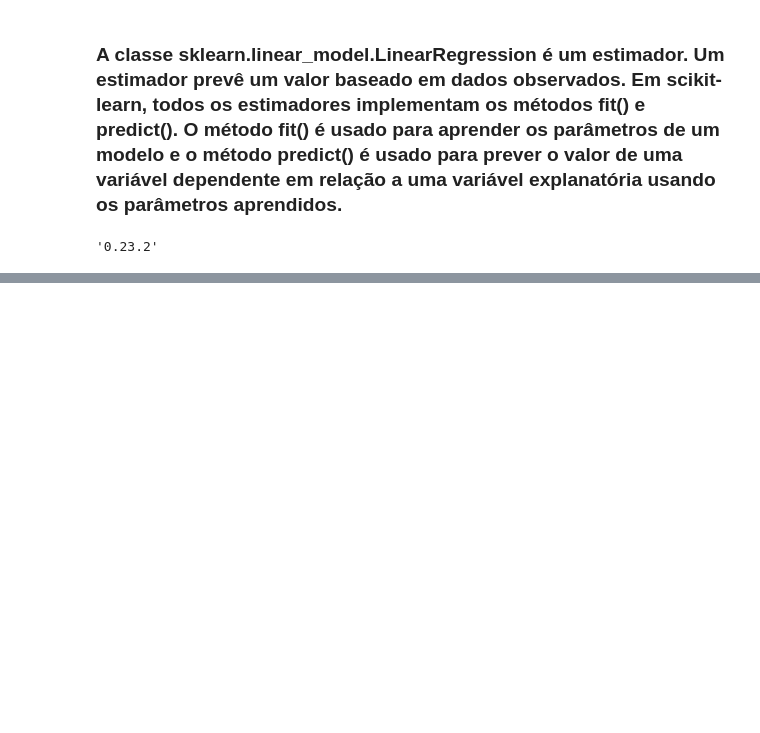
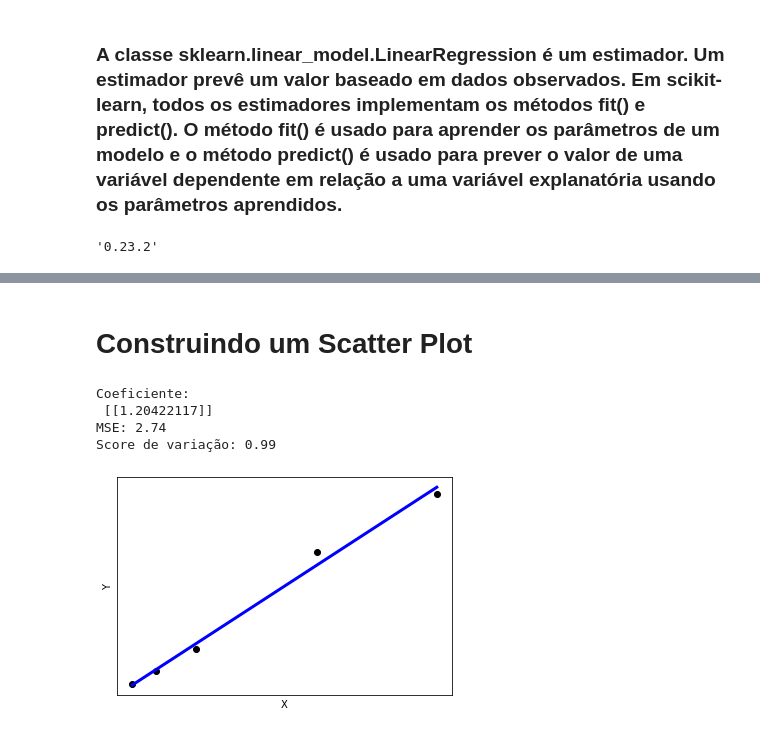
Before and after one commit to guimaraesalves/Data-Science-Academy, a Jupyter notebook: pyfund/8 - Modulos Python para analise de dados/Cap08 - 05 - Scikit-Learn.ipynb, the cells around one changed output, grey strips where cells are left out. Saved outputs shown, nothing was run; the diff lists cells and outputs as text; code cells hidden in the pictures; blank space fills up the shorter version.

Commit message:
update cap08 SciKit-Learn
exemplo de scikit_learn prevendo o preço da pizza. DSA Data Science Acadamy

```diff
--- a/pyfund/8 - Modulos Python para analise de dados/Cap08 - 05 - Scikit-Learn.ipynb
+++ b/pyfund/8 - Modulos Python para analise de dados/Cap08 - 05 - Scikit-Learn.ipynb
@@ -97,3 +97,14 @@ sklearn.__version__
 # %%
 # Import o módulo de Regressão Linear do sckit-learn
 from sklearn.linear_model import LinearRegression
+# %%
+# Preparando os dados de treino
+
+# Vamos chamar de X os dados de diâmetro da Pizza
+X = [[7], [10], [15], [30], [45]]
+
+# Vamos chamar de Y  os dados de preço da Pizza.
+Y = [[8], [11], [16], [38.5], [52]]
+# %%
+# Criando o modelo
+modelo = LinearRegression()
@@ -99,0 +115,3 @@ from sklearn.linear_model import LinearRegression
+# %%
+# Treinando o modelo
+modelo.fit(X, Y)
@@ -99,0 +147,28 @@ from sklearn.linear_model import LinearRegression
+# %% [markdown]
+# Construindo um Scatter Plot
+# %%
+# Coeficientes
+print('Coeficiente: \n', modelo.coef_)
+
+# MSE (mean square error)
+print("MSE: %.2f" % np.mean((modelo.predict(X) - Y) ** 2))
+
+# Score de variação: 1 representa predição perfeita
+print('Score de variação: %.2f' % modelo.score(X, Y))
+# %% [output]
+Coeficiente:
+ [[1.20422117]]
+MSE: 2.74
+Score de variação: 0.99
+# %%
+# Scatter Plot representando a regressão linear
+plt.scatter(X, Y, color='black')
+plt.plot(X, modelo.predict(X), color= 'blue', linewidth = 3)
+plt.xlabel('X')
+plt.ylabel('Y')
+plt.xticks(())
+plt.yticks(())
+
+plt.show()
+# %% [output]
+[figure, added]
```
Also changed, not shown: parts of 46 cells of this notebook, 2 other files.
